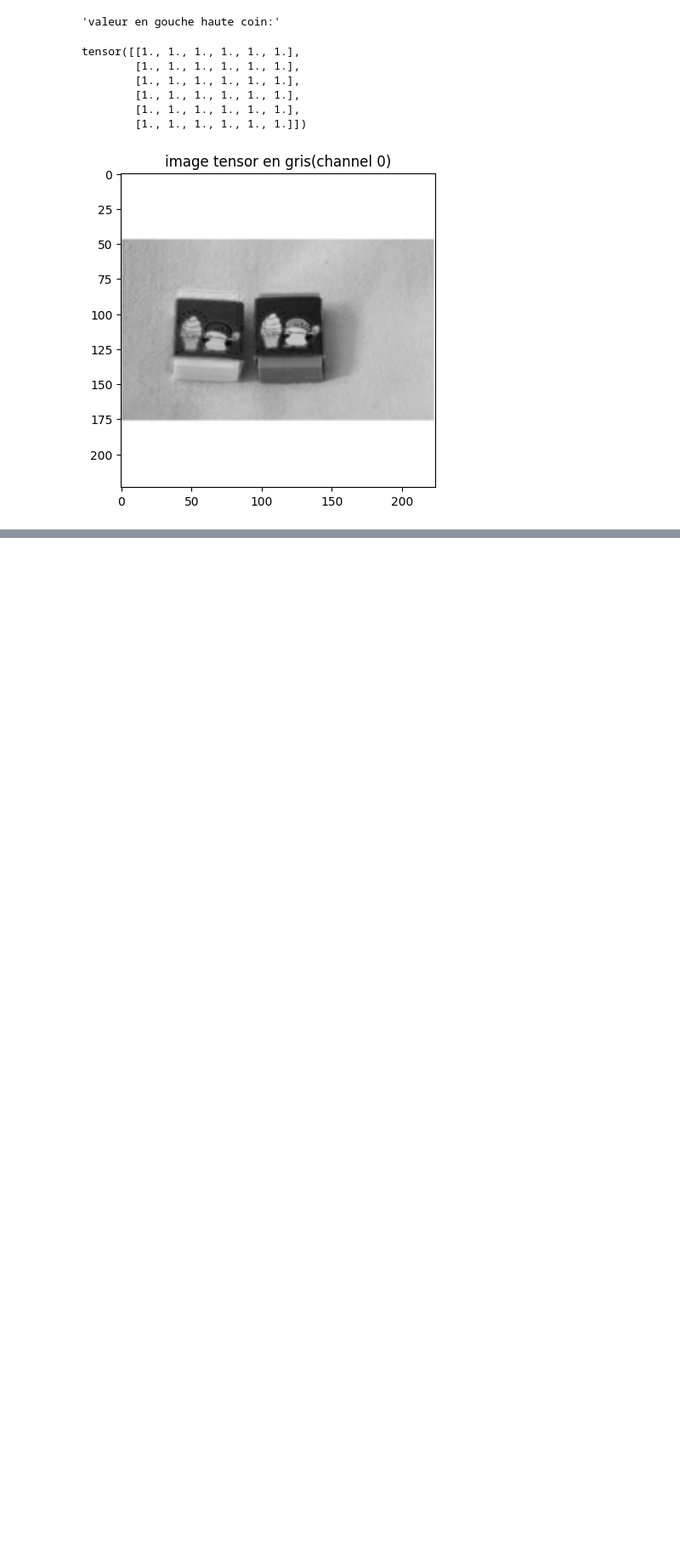
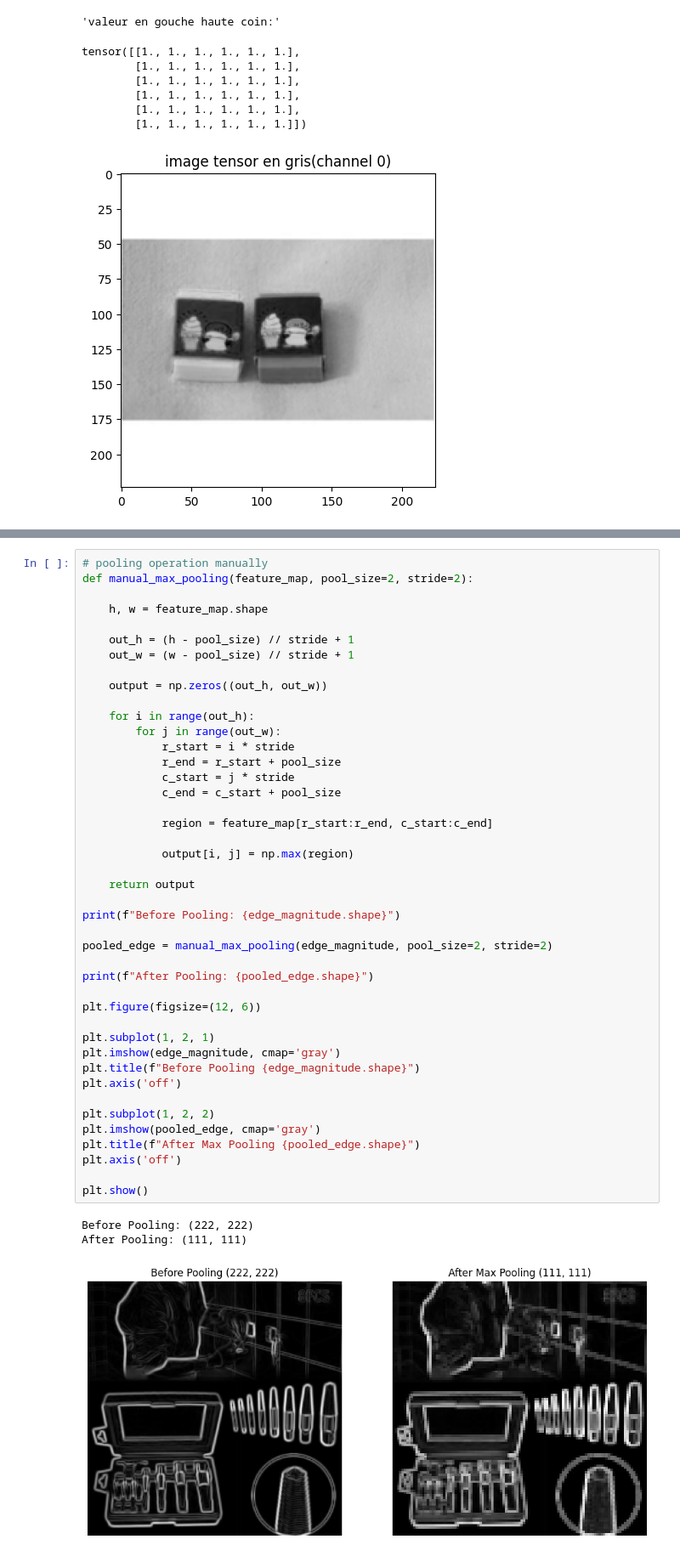
Before and after one commit to ByteVoyageur/ml_rakuten, a Jupyter notebook: notebooks/00_xiaosong_image_avant_exploration.ipynb, the cells around one changed output, grey strips where cells are left out. Shown at 85% size. Drawn from its saved outputs; the diff is of its cells as text; blank space fills up the shorter version.

```diff
--- a/notebooks/00_xiaosong_image_avant_exploration.ipynb
+++ b/notebooks/00_xiaosong_image_avant_exploration.ipynb
@@ -125,0 +131,47 @@ manual_convolution(img_test)
+# %%
+# pooling operation manually
+def manual_max_pooling(feature_map, pool_size=2, stride=2):
+
+    h, w = feature_map.shape
+
+    out_h = (h - pool_size) // stride + 1
+    out_w = (w - pool_size) // stride + 1
+
+    output = np.zeros((out_h, out_w))
+
+    for i in range(out_h):
+        for j in range(out_w):
+            r_start = i * stride
+            r_end = r_start + pool_size
+            c_start = j * stride
+            c_end = c_start + pool_size
+
+            region = feature_map[r_start:r_end, c_start:c_end]
+
+            output[i, j] = np.max(region)
+
+    return output
+
+print(f"Before Pooling: {edge_magnitude.shape}")
+
+pooled_edge = manual_max_pooling(edge_magnitude, pool_size=2, stride=2)
+
+print(f"After Pooling: {pooled_edge.shape}")
+
+plt.figure(figsize=(12, 6))
+
+plt.subplot(1, 2, 1)
+plt.imshow(edge_magnitude, cmap='gray')
+plt.title(f"Before Pooling {edge_magnitude.shape}")
+plt.axis('off')
+
+plt.subplot(1, 2, 2)
+plt.imshow(pooled_edge, cmap='gray')
+plt.title(f"After Max Pooling {pooled_edge.shape}")
+plt.axis('off')
+
+plt.show()
+# %% [output]
+Before Pooling: (222, 222)
+After Pooling: (111, 111)
+[figure, added]
```
Also changed, not shown: parts of 5 cells of this notebook.
